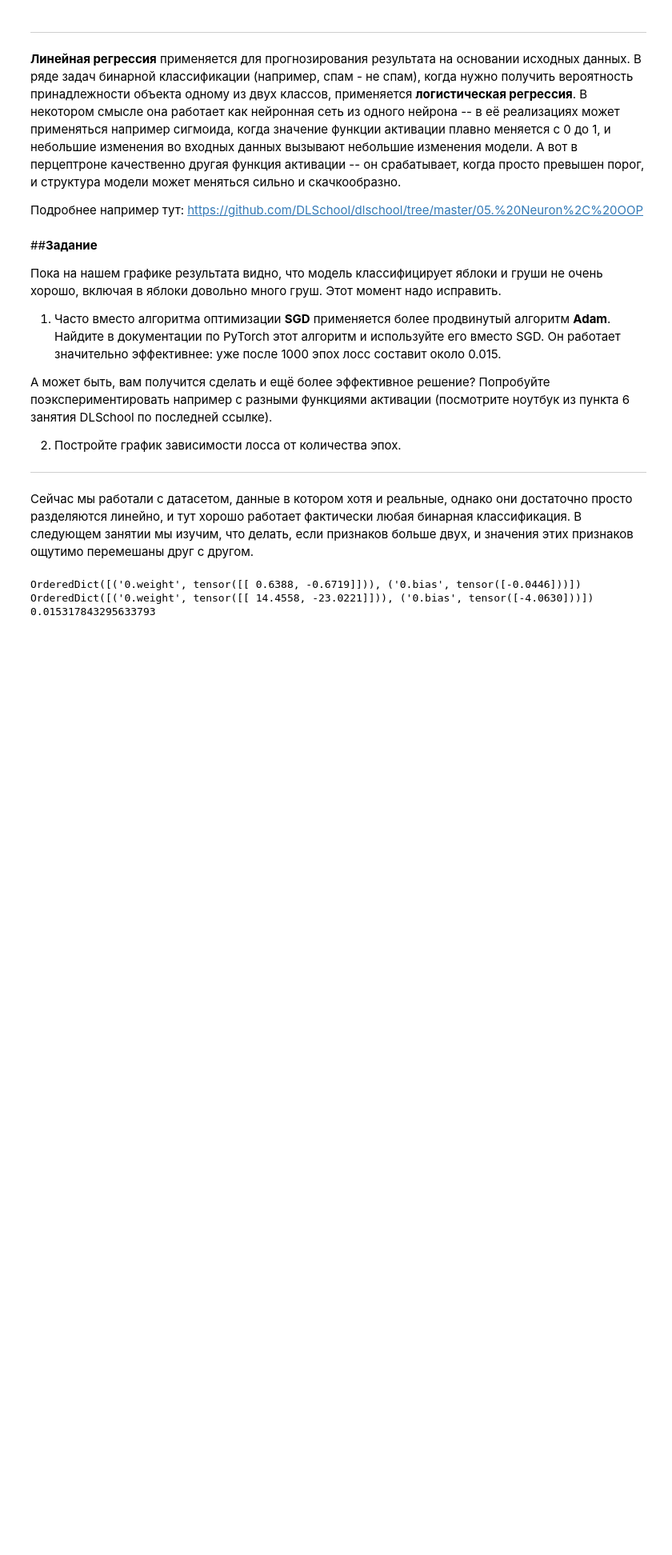
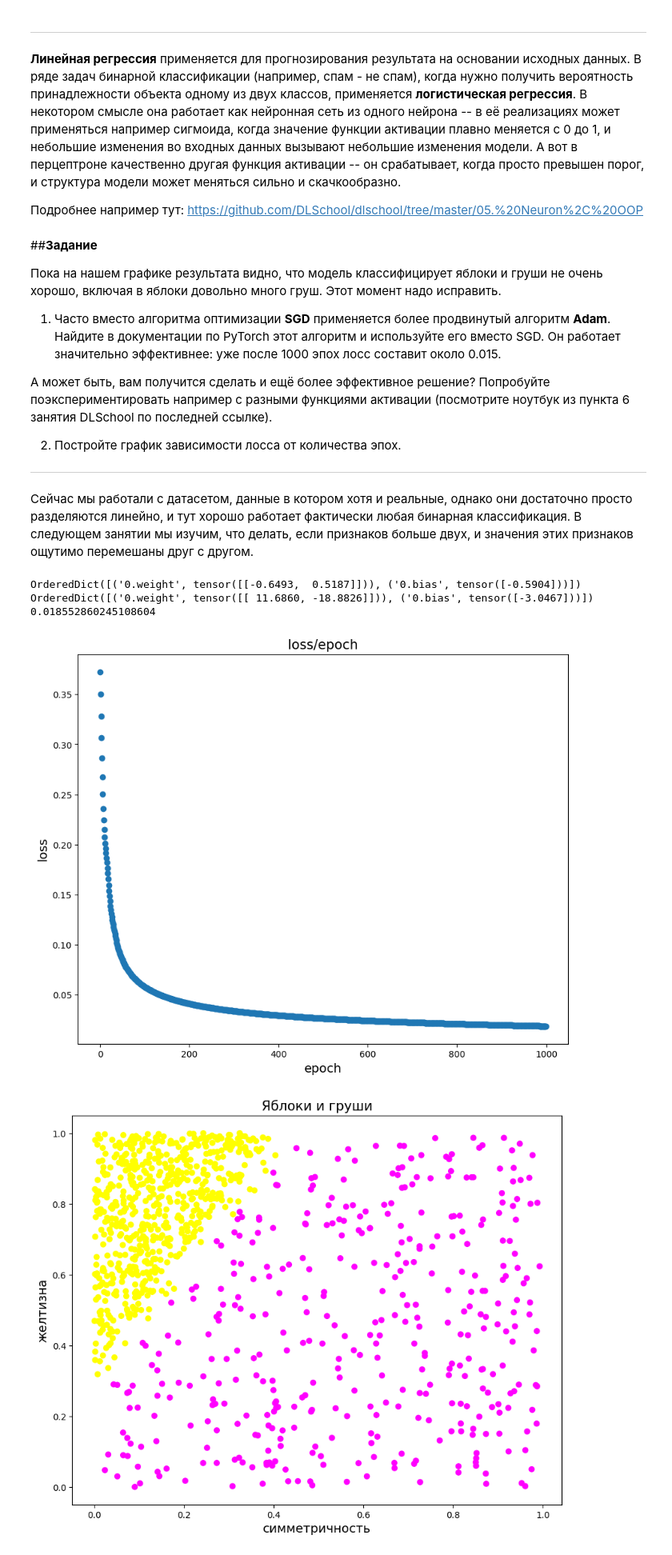
Before and after one commit to Voldek404/High-school-of-programming, a Jupyter notebook: PyTorch/ML1_3.ipynb, the cells around one changed output. Shown: that part at 80% size. Saved outputs shown, nothing was run; the diff lists cells and outputs as text; code cells hidden in the pictures; blank space fills up the shorter version.

```diff
--- a/PyTorch/ML1_3.ipynb
+++ b/PyTorch/ML1_3.ipynb
@@ -241,24 +253,48 @@ https://github.com/DLSchool/dlschool/tree/master/05.%20Neuron%2C%20OOP
 # %%
 from torch import optim, nn
 
 neuron = torch.nn.Sequential(
     Linear(2, out_features=1),
     Sigmoid()
 )
 print(neuron.state_dict())
+loss_arr = []
+epoch_arr = []
 
 lr = 0.1
-n_epochs = 1050
+n_epochs = 1000
 loss_fn = nn.MSELoss(reduction="mean")
 optimizer = optim.Adam(neuron.parameters(), lr=lr)
 train_step = make_train_step(neuron, loss_fn, optimizer)
 
 for epoch in range(n_epochs):
     loss = train_step(X, y)
+    loss_arr.append(loss)
+    epoch_arr.append(epoch)
 
 print(neuron.state_dict())
 print(loss)
+
+plt.figure(figsize=(10, 8))
+plt.scatter(epoch_arr, loss_arr)
+plt.title('loss/epoch', fontsize=15)
+plt.ylabel('loss', fontsize=14)
+plt.xlabel('epoch', fontsize=14)
+plt.show(); # график куда лучше SGD
+
+neuro_data = neuron(X)
+y2 = neuro_data > 0.5
+y2 = y2.data.numpy().reshape(-1)
+
+plt.figure(figsize=(10, 8))
+plt.scatter(data.iloc[:, 1], data.iloc[:, 0], c=y2, cmap='spring')
+plt.title('Яблоки и груши', fontsize=15)
+plt.xlabel('симметричность', fontsize=14)
+plt.ylabel('желтизна', fontsize=14)
+plt.show();
 # %% [output]
-OrderedDict([('0.weight', tensor([[ 0.6388, -0.6719]])), ('0.bias', tensor([-0.0446]))])
-OrderedDict([('0.weight', tensor([[ 14.4558, -23.0221]])), ('0.bias', tensor([-4.0630]))])
-0.015317843295633793
+OrderedDict([('0.weight', tensor([[-0.6493,  0.5187]])), ('0.bias', tensor([-0.5904]))])
+OrderedDict([('0.weight', tensor([[ 11.6860, -18.8826]])), ('0.bias', tensor([-3.0467]))])
+0.018552860245108604
+[figure, added]
+[figure, added]
```
Also changed, not shown: parts of 3 cells of this notebook.
